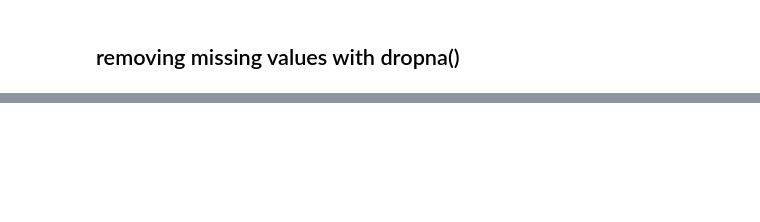
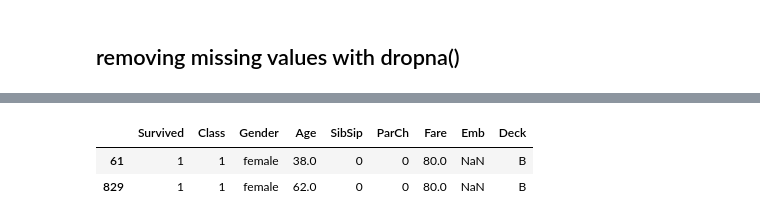
Before and after one commit to HeyThatsViv/Pandas-Udemy-Course, a Jupyter notebook: Course_Materials_Part2/Video_Lecture_NBs/Cleaning data.ipynb, the cells around one changed output, grey strips where cells are left out. Cells and saved outputs as stored; diff of their text form; code cells hidden in the pictures; blank space fills up the shorter version.

```diff
--- a/Course_Materials_Part2/Video_Lecture_NBs/Cleaning data.ipynb
+++ b/Course_Materials_Part2/Video_Lecture_NBs/Cleaning data.ipynb
@@ -738,0 +770,6 @@ summer[summer.isna().any(axis=1)]
+# %%
+titanic[titanic.Emb.isna()]
+# %% [output]
+|  | Survived | Class | Gender | Age | SibSip | ParCh | Fare | Emb | Deck |
+| 61 | 1 | 1 | female | 38.0 | 0 | 0 | 80.0 | NaN | B |
+| 829 | 1 | 1 | female | 62.0 | 0 | 0 | 80.0 | NaN | B |
```
Also changed, not shown: parts of 23 cells of this notebook.
